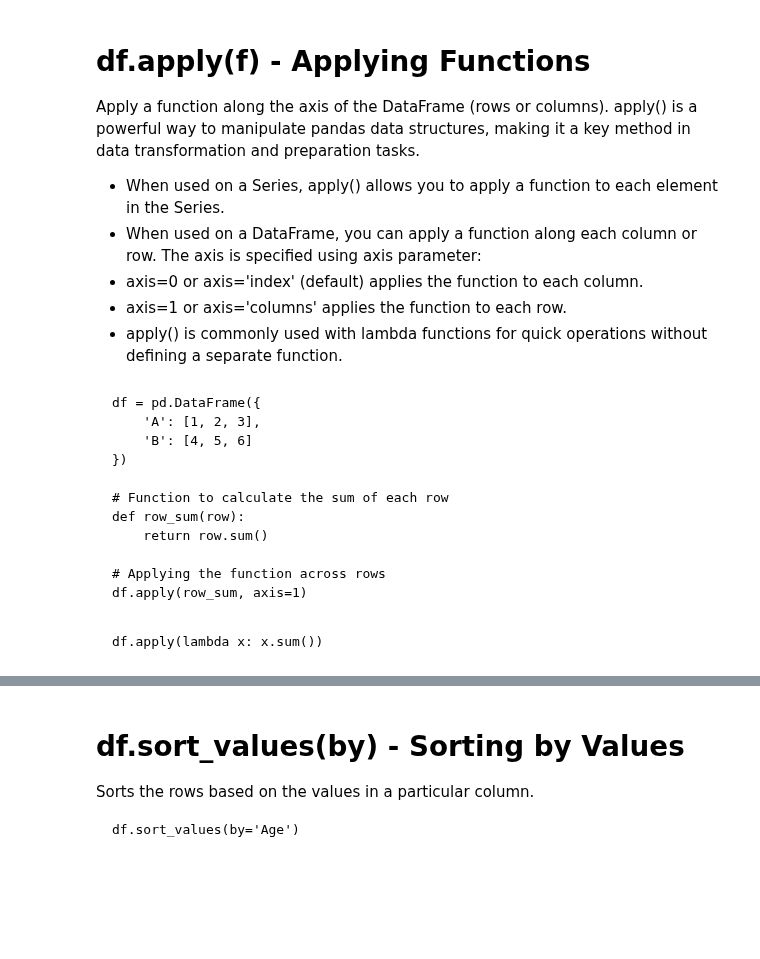
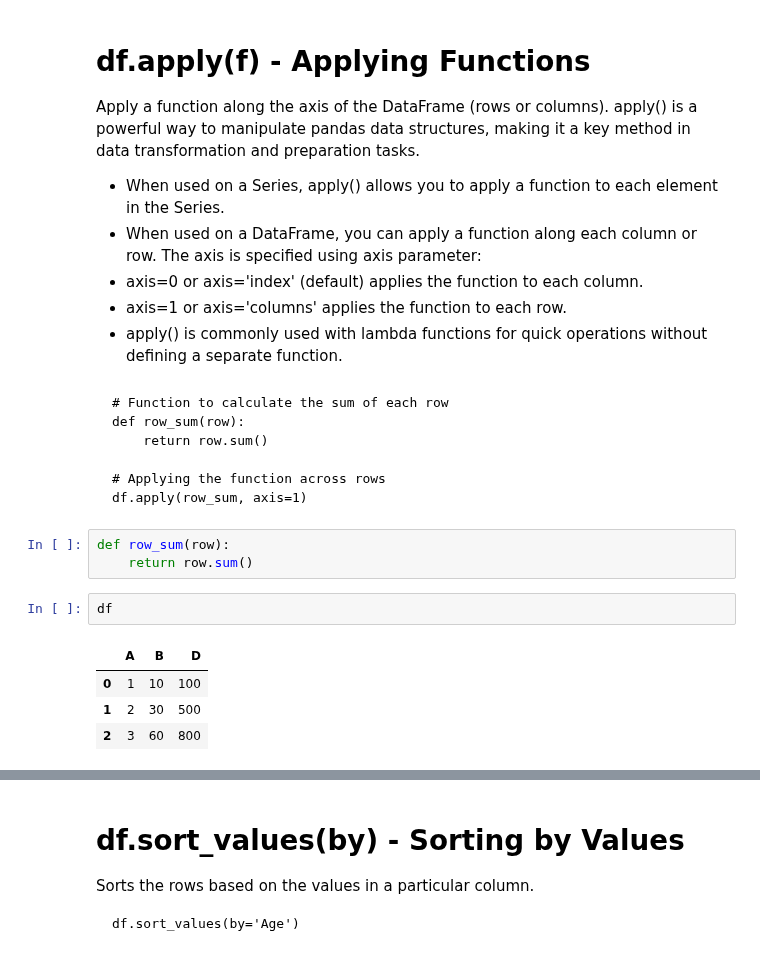
Before and after one commit to anyuanay/INFO212, a Jupyter notebook: INFO212_Week5_Lecture2_Plot_Visualization.ipynb, the cells around one changed output, grey strips where cells are left out. Cells and saved outputs as stored; diff of their text form; blank space fills up the shorter version.

````diff
--- a/INFO212_Week5_Lecture2_Plot_Visualization.ipynb
+++ b/INFO212_Week5_Lecture2_Plot_Visualization.ipynb
@@ -38,11 +56,6 @@ Apply a function along the axis of the DataFrame (rows or columns). apply() is a
 - apply() is commonly used with lambda functions for quick operations without defining a separate function.
 # %% [markdown]
 ```
-df = pd.DataFrame({
-    'A': [1, 2, 3],
-    'B': [4, 5, 6]
-})
-
 # Function to calculate the sum of each row
 def row_sum(row):
     return row.sum()
@@ -50,7 +63,13 @@ def row_sum(row):
 # Applying the function across rows
 df.apply(row_sum, axis=1)
 ```
-# %% [markdown]
-```
-df.apply(lambda x: x.sum())
-```
+# %%
+def row_sum(row):
+    return row.sum()
+# %%
+df
+# %% [output]
+|  | A | B | D |
+| 0 | 1 | 10 | 100 |
+| 1 | 2 | 30 | 500 |
+| 2 | 3 | 60 | 800 |
````
Also changed, not shown: parts of 16 cells of this notebook.
